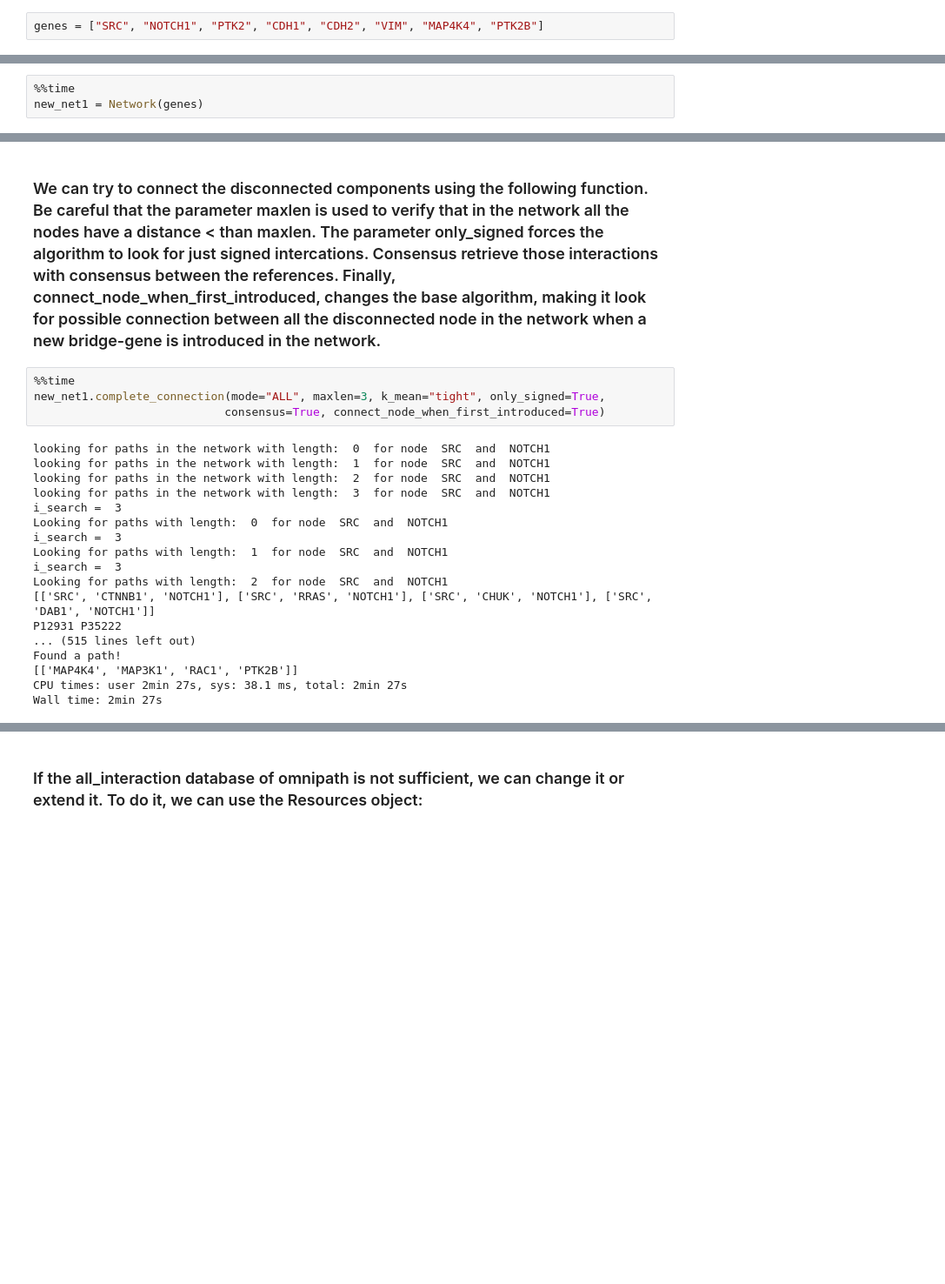
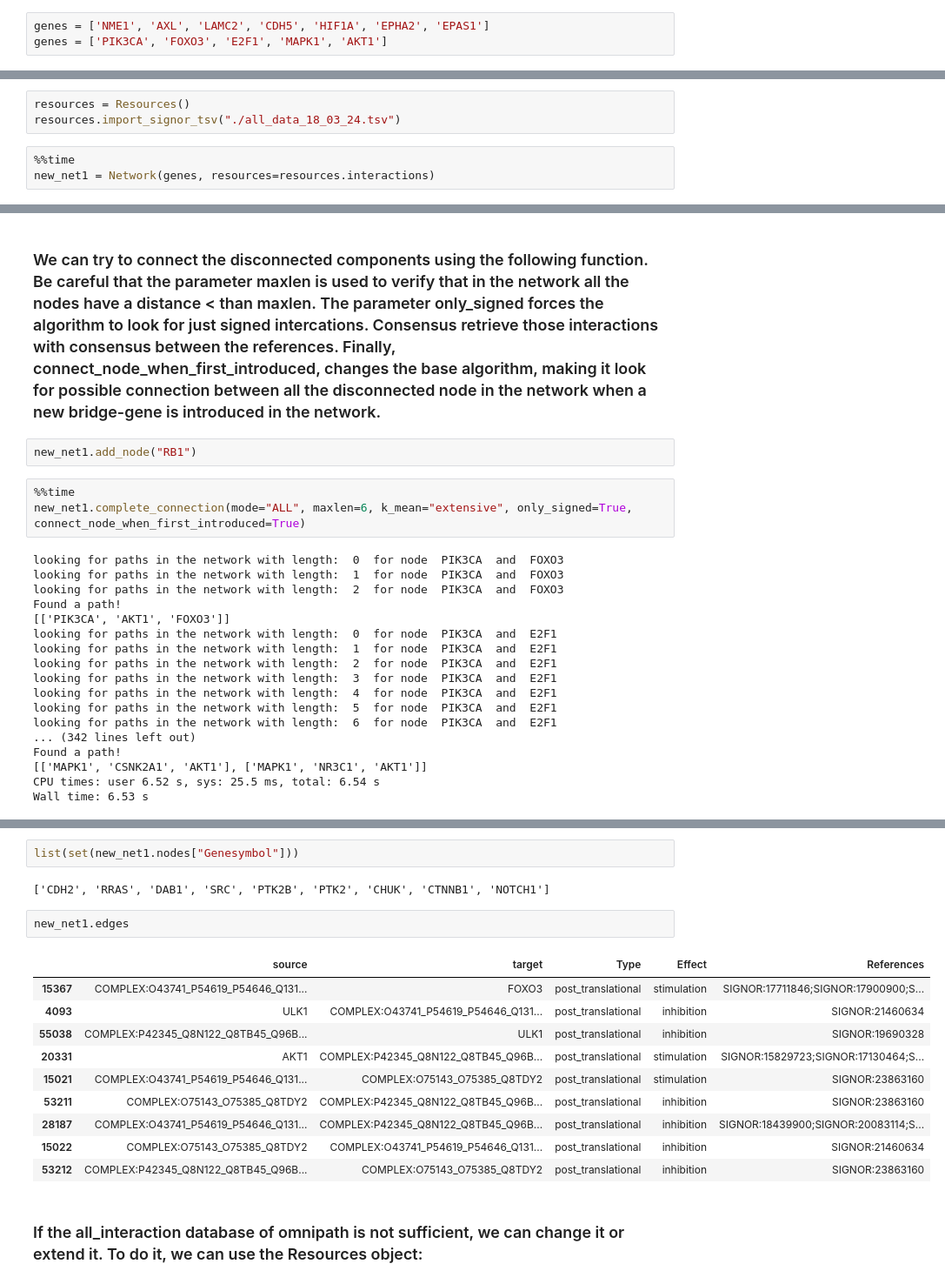
Before and after one commit to sysbio-curie/Neko, a Jupyter notebook: Tutorial_v0.9.ipynb, the cells around one changed output, grey strips where cells are left out. Shown at 87% size. Drawn from its saved outputs; the diff is of its cells as text; blank space fills up the shorter version.

```diff
--- a/Tutorial_v0.9.ipynb
+++ b/Tutorial_v0.9.ipynb
@@ -10,10 +10,14 @@ Wall time: 1.43 s
 # %% [markdown]
 ### First we define a set of node we are interested in
 # %%
-genes = ["SRC", "NOTCH1", "PTK2", "CDH1", "CDH2", "VIM", "MAP4K4", "PTK2B"]
+genes = ['NME1', 'AXL', 'LAMC2', 'CDH5', 'HIF1A', 'EPHA2', 'EPAS1']
+genes = ['PIK3CA', 'FOXO3', 'E2F1', 'MAPK1', 'AKT1']
 # %% [markdown]
 ### Next we create a network using as input the gene set. Note that if no resource is specified, the default used resource by the package is omnipath.all_interactions()
+# %%
+resources = Resources()
+resources.import_signor_tsv("./all_data_18_03_24.tsv")
 # %%
 %%time
-new_net1 = Network(genes)
+new_net1 = Network(genes, resources=resources.interactions)
 # %% [output]
@@ -42,32 +53,50 @@ visualizer.render()
 # %% [markdown]
 ### We can try to connect the disconnected components using the following function. Be careful that the parameter maxlen is used to verify that in the network all the nodes have a distance < than maxlen. The parameter only_signed forces the algorithm to look for just signed intercations. Consensus retrieve those interactions with consensus between the references. Finally, connect_node_when_first_introduced, changes the base algorithm, making it look for possible connection between all the disconnected node in the network when a new bridge-gene is introduced in the network.
+# %%
+new_net1.add_node("RB1")
 # %%
 %%time
-new_net1.complete_connection(mode="ALL", maxlen=3, k_mean="tight", only_signed=True,
-                            consensus=True, connect_node_when_first_introduced=True)
+new_net1.complete_connection(mode="ALL", maxlen=6, k_mean="extensive", only_signed=True, connect_node_when_first_introduced=True)
 # %% [output]
-looking for paths in the network with length:  0  for node  SRC  and  NOTCH1
-looking for paths in the network with length:  1  for node  SRC  and  NOTCH1
-looking for paths in the network with length:  2  for node  SRC  and  NOTCH1
-looking for paths in the network with length:  3  for node  SRC  and  NOTCH1
-i_search =  3
-Looking for paths with length:  0  for node  SRC  and  NOTCH1
-i_search =  3
-Looking for paths with length:  1  for node  SRC  and  NOTCH1
-i_search =  3
-Looking for paths with length:  2  for node  SRC  and  NOTCH1
-[['SRC', 'CTNNB1', 'NOTCH1'], ['SRC', 'RRAS', 'NOTCH1'], ['SRC', 'CHUK', 'NOTCH1'], ['SRC', 'DAB1', 'NOTCH1']]
-P12931 P35222
-... (515 lines left out)
+looking for paths in the network with length:  0  for node  PIK3CA  and  FOXO3
+looking for paths in the network with length:  1  for node  PIK3CA  and  FOXO3
+looking for paths in the network with length:  2  for node  PIK3CA  and  FOXO3
 Found a path!
-[['MAP4K4', 'MAP3K1', 'RAC1', 'PTK2B']]
-CPU times: user 2min 27s, sys: 38.1 ms, total: 2min 27s
-Wall time: 2min 27s
+[['PIK3CA', 'AKT1', 'FOXO3']]
+looking for paths in the network with length:  0  for node  PIK3CA  and  E2F1
+looking for paths in the network with length:  1  for node  PIK3CA  and  E2F1
+looking for paths in the network with length:  2  for node  PIK3CA  and  E2F1
+looking for paths in the network with length:  3  for node  PIK3CA  and  E2F1
+looking for paths in the network with length:  4  for node  PIK3CA  and  E2F1
+looking for paths in the network with length:  5  for node  PIK3CA  and  E2F1
+looking for paths in the network with length:  6  for node  PIK3CA  and  E2F1
+... (342 lines left out)
+Found a path!
+[['MAPK1', 'CSNK2A1', 'AKT1'], ['MAPK1', 'NR3C1', 'AKT1']]
+CPU times: user 6.52 s, sys: 25.5 ms, total: 6.54 s
+Wall time: 6.53 s
 # %%
 visualizer1 = NetworkVisualizer(new_net1, color_by='effect')
 visualizer1.render(output_file='network1')
 # %% [output]
 [drawing not drawn]
+# %%
+list(set(new_net1.nodes["Genesymbol"]))
+# %% [output]
+['CDH2', 'RRAS', 'DAB1', 'SRC', 'PTK2B', 'PTK2', 'CHUK', 'CTNNB1', 'NOTCH1']
+# %%
+new_net1.edges
+# %% [output]
+|  | source | target | Type | Effect | References |
+| 15367 | COMPLEX:O43741_P54619_P54646_Q131... | FOXO3 | post_translational | stimulation | SIGNOR:17711846;SIGNOR:17900900;S... |
+| 4093 | ULK1 | COMPLEX:O43741_P54619_P54646_Q131... | post_translational | inhibition | SIGNOR:21460634 |
+| 55038 | COMPLEX:P42345_Q8N122_Q8TB45_Q96B... | ULK1 | post_translational | inhibition | SIGNOR:19690328 |
+| 20331 | AKT1 | COMPLEX:P42345_Q8N122_Q8TB45_Q96B... | post_translational | stimulation | SIGNOR:15829723;SIGNOR:17130464;S... |
+| 15021 | COMPLEX:O43741_P54619_P54646_Q131... | COMPLEX:O75143_O75385_Q8TDY2 | post_translational | stimulation | SIGNOR:23863160 |
+| 53211 | COMPLEX:O75143_O75385_Q8TDY2 | COMPLEX:P42345_Q8N122_Q8TB45_Q96B... | post_translational | inhibition | SIGNOR:23863160 |
+| 28187 | COMPLEX:O43741_P54619_P54646_Q131... | COMPLEX:P42345_Q8N122_Q8TB45_Q96B... | post_translational | inhibition | SIGNOR:18439900;SIGNOR:20083114;S... |
+| 15022 | COMPLEX:O75143_O75385_Q8TDY2 | COMPLEX:O43741_P54619_P54646_Q131... | post_translational | inhibition | SIGNOR:21460634 |
+| 53212 | COMPLEX:P42345_Q8N122_Q8TB45_Q96B... | COMPLEX:O75143_O75385_Q8TDY2 | post_translational | inhibition | SIGNOR:23863160 |
 # %% [markdown]
 ### If the all_interaction database of omnipath is not sufficient, we can change it or extend it. To do it, we can use the Resources object:
 # %%
```
Also changed, not shown: parts of 14 cells of this notebook.
